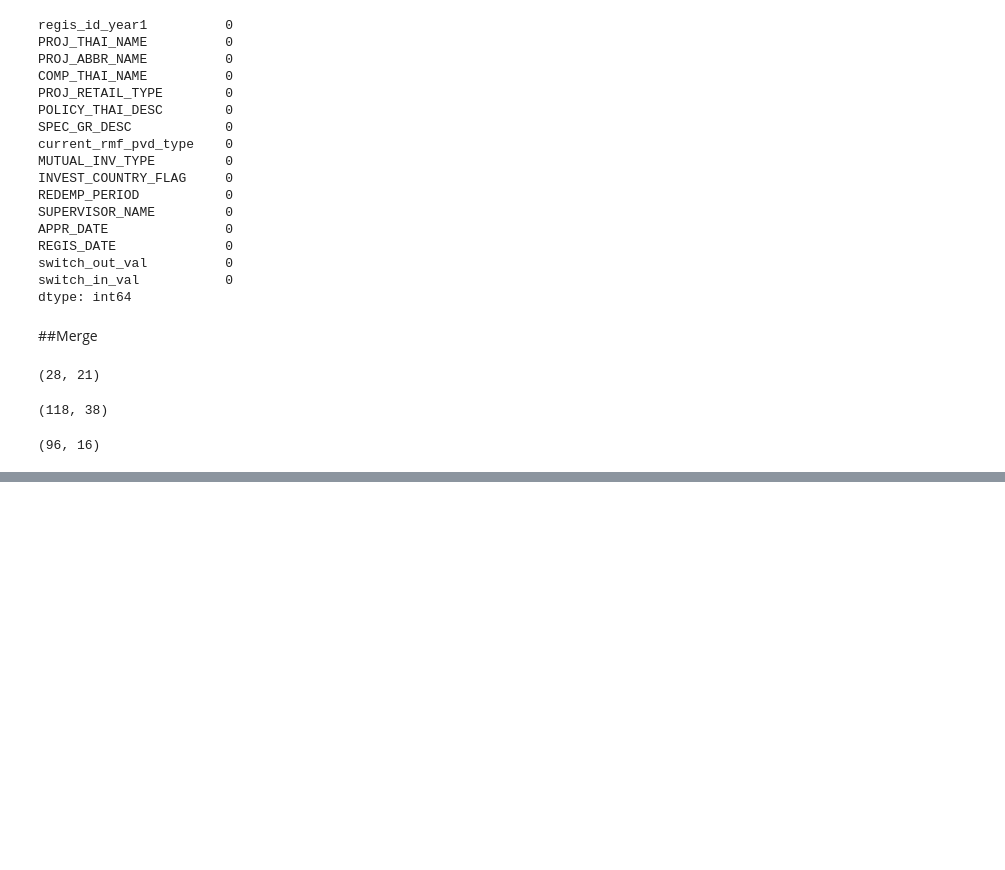
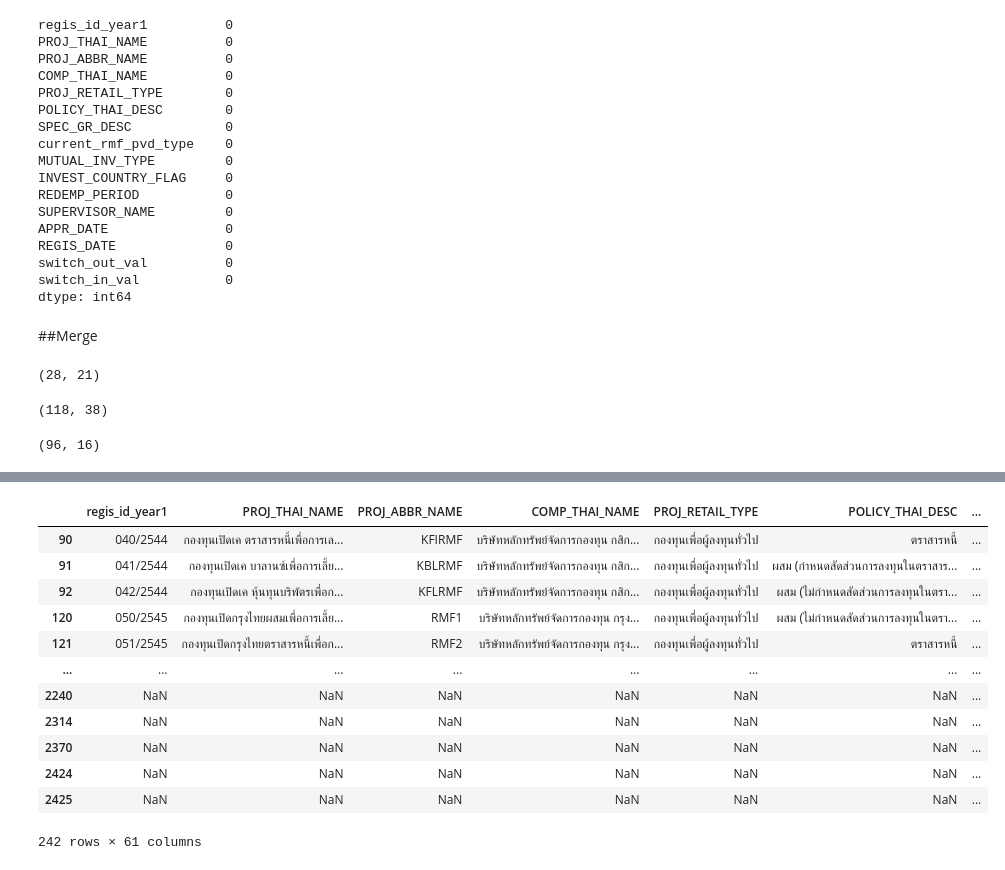
Before and after one commit to sskboonmee/DWDM21, a Jupyter notebook: Project.ipynb, the cells around one changed output, grey strips where cells are left out. Drawn from its saved outputs; the diff is of its cells as text; code cells hidden in the pictures; blank space fills up the shorter version.

```diff
--- a/Project.ipynb
+++ b/Project.ipynb
@@ -382,0 +412,17 @@ merged_nav_fee
+# %%
+data_nav_redmp_fee = pd.concat([nav,redmp,fee])    # package concat เอาไว้ใช้ในการต่อตารางแนวแกน Y
+data_nav_redmp_fee
+# %% [output]
+|  | regis_id_year1 | PROJ_THAI_NAME | PROJ_ABBR_NAME | COMP_THAI_NAME | PROJ_RETAIL_TYPE | POLICY_THAI_DESC | ... |
+| 90 | 040/2544 | กองทุนเปิดเค ตราสารหนี้เพื่อการเล... | KFIRMF | บริษัทหลักทรัพย์จัดการกองทุน กสิก... | กองทุนเพื่อผู้ลงทุนทั่วไป | ตราสารหนี้ | ... |
+| 91 | 041/2544 | กองทุนเปิดเค บาลานซ์เพื่อการเลี้ย... | KBLRMF | บริษัทหลักทรัพย์จัดการกองทุน กสิก... | กองทุนเพื่อผู้ลงทุนทั่วไป | ผสม (กำหนดสัดส่วนการลงทุนในตราสาร... | ... |
+| 92 | 042/2544 | กองทุนเปิดเค หุ้นทุนบริพัตรเพื่อก... | KFLRMF | บริษัทหลักทรัพย์จัดการกองทุน กสิก... | กองทุนเพื่อผู้ลงทุนทั่วไป | ผสม (ไม่กำหนดสัดส่วนการลงทุนในตรา... | ... |
+| 120 | 050/2545 | กองทุนเปิดกรุงไทยผสมเพื่อการเลี้ย... | RMF1 | บริษัทหลักทรัพย์จัดการกองทุน กรุง... | กองทุนเพื่อผู้ลงทุนทั่วไป | ผสม (ไม่กำหนดสัดส่วนการลงทุนในตรา... | ... |
+| 121 | 051/2545 | กองทุนเปิดกรุงไทยตราสารหนี้เพื่อก... | RMF2 | บริษัทหลักทรัพย์จัดการกองทุน กรุง... | กองทุนเพื่อผู้ลงทุนทั่วไป | ตราสารหนี้ | ... |
+| ... | ... | ... | ... | ... | ... | ... | ... |
+| 2240 | NaN | NaN | NaN | NaN | NaN | NaN | ... |
+| 2314 | NaN | NaN | NaN | NaN | NaN | NaN | ... |
+| 2370 | NaN | NaN | NaN | NaN | NaN | NaN | ... |
+| 2424 | NaN | NaN | NaN | NaN | NaN | NaN | ... |
+| 2425 | NaN | NaN | NaN | NaN | NaN | NaN | ... |
+242 rows × 61 columns
```
Also changed, not shown: parts of 13 cells of this notebook.
